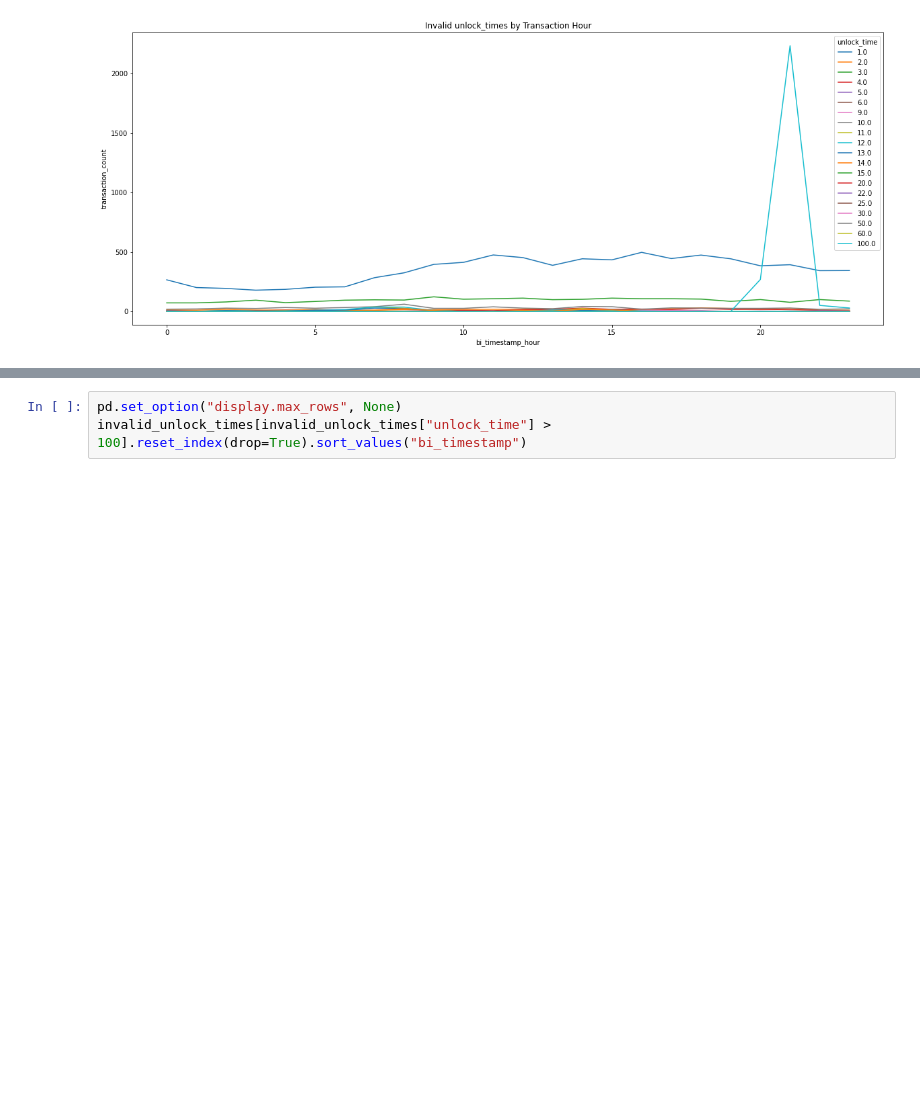
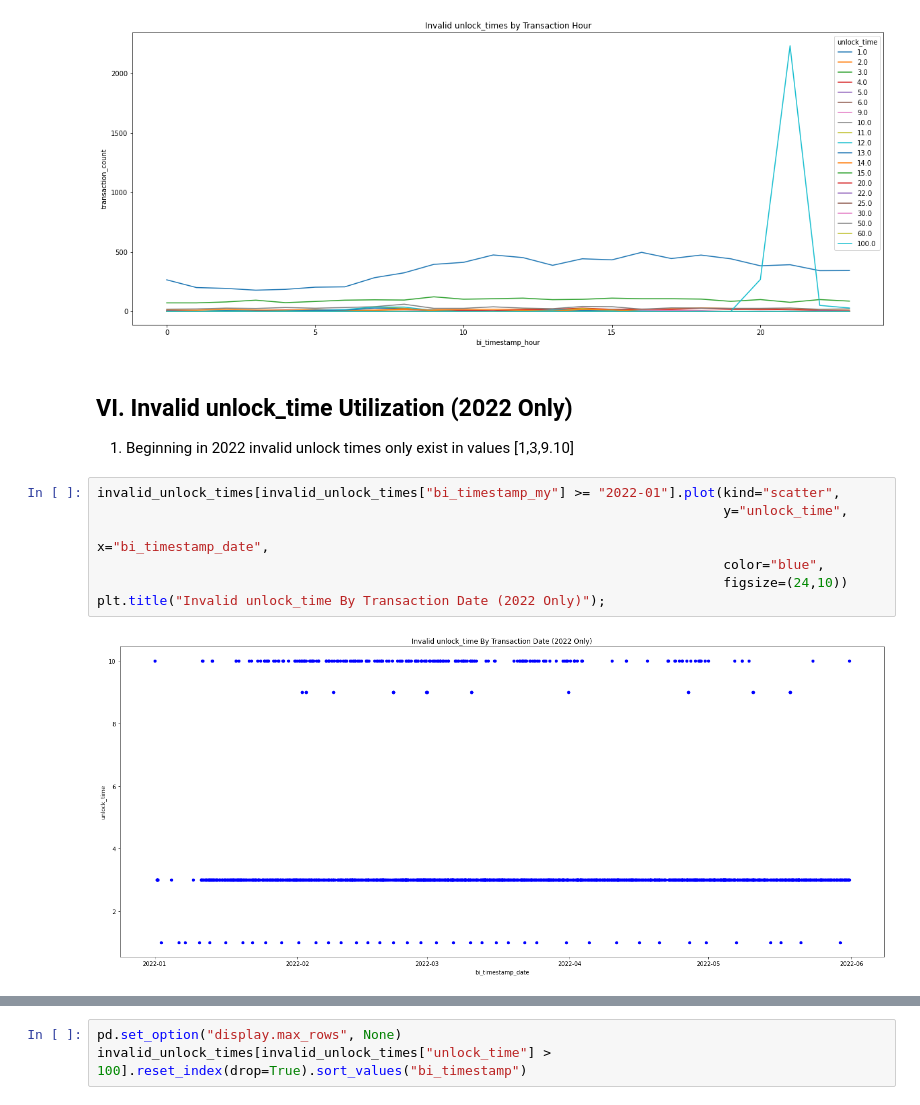
Before and after one commit to AnonimaUzanto/monero_blockchain_analysis, a Jupyter notebook: Unlock_Time_Analysis.ipynb, the cells around one changed output, grey strips where cells are left out. Cells and saved outputs as stored; diff of their text form; blank space fills up the shorter version.

Commit message:
Adding invalid_unlock_time 2022 analysis

```diff
--- a/Unlock_Time_Analysis.ipynb
+++ b/Unlock_Time_Analysis.ipynb
@@ -259,3 +253,16 @@ plt.title("Invalid unlock_times by Transaction Hour")
 plt.ylabel("transaction_count");
 # %% [output]
 [figure]
+# %% [markdown]
+## VI. Invalid unlock_time Utilization (2022 Only)
+
+1. Beginning in 2022 invalid unlock times only exist in values [1,3,9.10]
+# %%
+invalid_unlock_times[invalid_unlock_times["bi_timestamp_my"] >= "2022-01"].plot(kind="scatter",
+                                                                                y="unlock_time",
+                                                                                x="bi_timestamp_date",
+                                                                                color="blue",
+                                                                                figsize=(24,10))
+plt.title("Invalid unlock_time By Transaction Date (2022 Only)");
+# %% [output]
+[figure, added]
```
Also changed, not shown: parts of 9 cells of this notebook.
